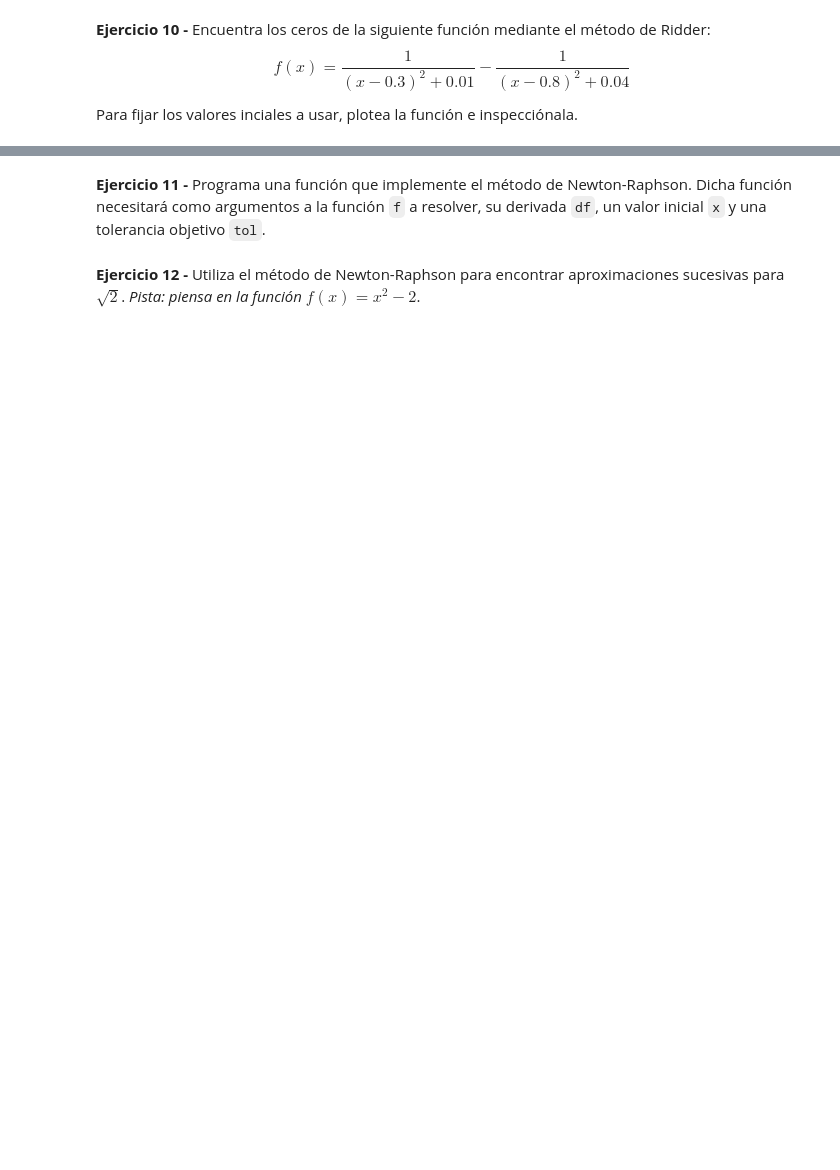
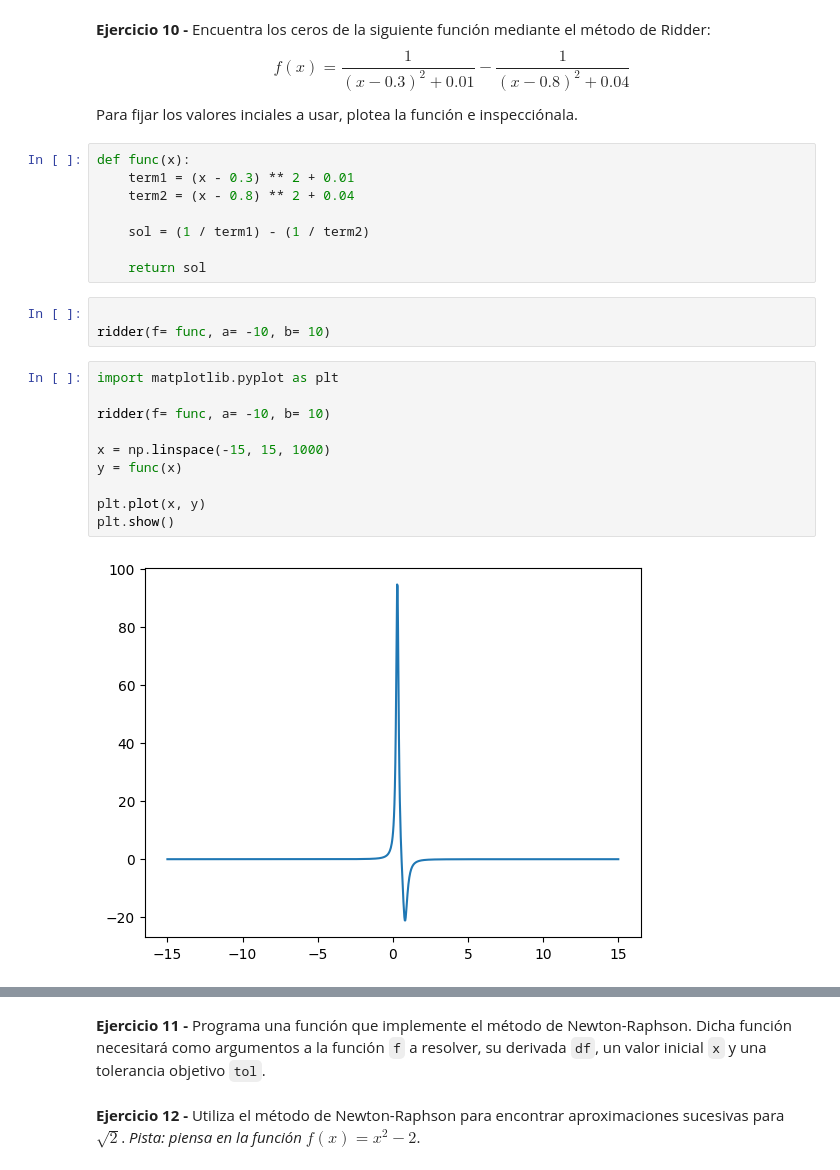
Before and after one commit to adrianaglezg/ALN, a Jupyter notebook: TEMA 5/T5 - Búsqueda de raices.ipynb, the cells around one changed output, grey strips where cells are left out. Drawn from its saved outputs; the diff is of its cells as text; blank space fills up the shorter version.

```diff
--- a/TEMA 5/T5 - Búsqueda de raices.ipynb
+++ b/TEMA 5/T5 - Búsqueda de raices.ipynb
@@ -247,6 +304,29 @@ $$
 f(x)=\frac{1}{(x-0.3)^2+0.01}-\frac{1}{(x-0.8)^2+0.04}
 $$
 Para fijar los valores inciales a usar, plotea la función e inspecciónala.
+# %%
+def func(x):
+    term1 = (x - 0.3) ** 2 + 0.01
+    term2 = (x - 0.8) ** 2 + 0.04
+
+    sol = (1 / term1) - (1 / term2)
+
+    return sol
+# %%
+
+ridder(f= func, a= -10, b= 10)
+# %%
+import matplotlib.pyplot as plt
+
+ridder(f= func, a= -10, b= 10)
+
+x = np.linspace(-15, 15, 1000)
+y = func(x)
+
+plt.plot(x, y)
+plt.show()
+# %% [output]
+[figure, added]
 # %% [markdown]
 ## Método Newton-Raphson
 
```
Also changed, not shown: parts of 1 cell of this notebook, 4 other files.
